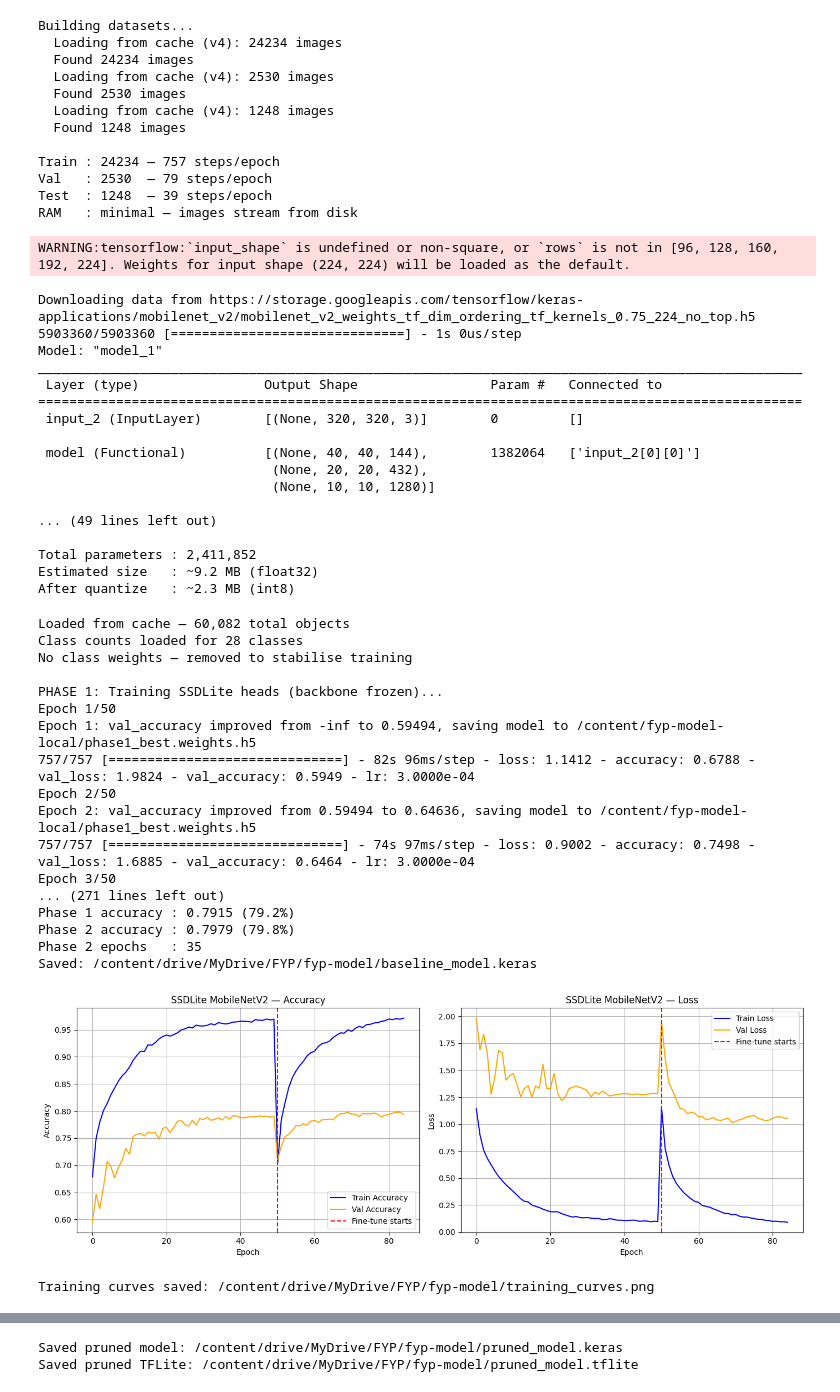
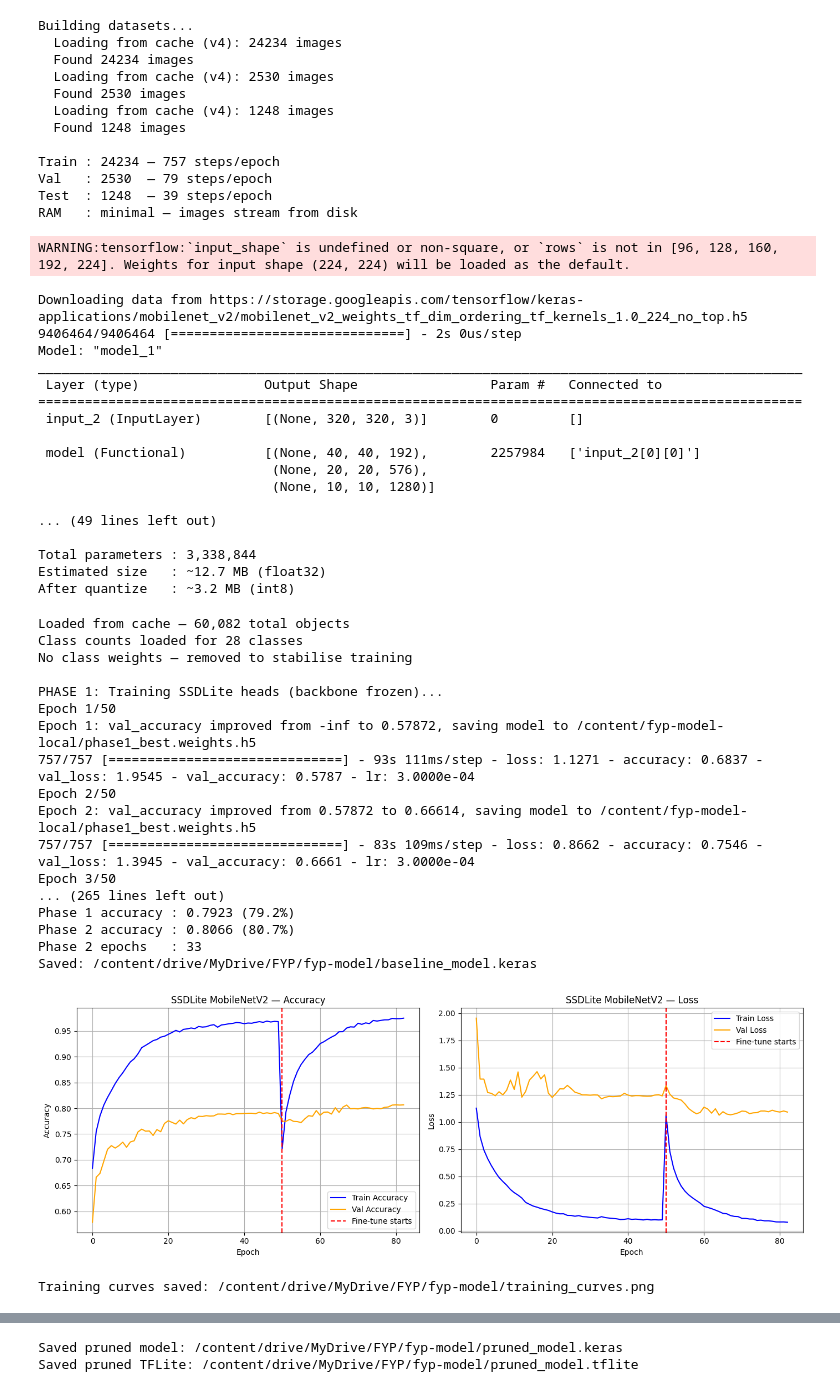
Before and after one commit to amavi-e/A-TinyML-Powered-Wearable-Navigation-Aid-for-the-Visually-Impaired, a Jupyter notebook: visionImpaired_ModelTraining.ipynb, the cells around one changed output, grey strips where cells are left out. Saved outputs shown, nothing was run; the diff lists cells and outputs as text; code cells hidden in the pictures.

Commit message:
Testing with increased alpha value

```diff
--- a/visionImpaired_ModelTraining.ipynb
+++ b/visionImpaired_ModelTraining.ipynb
@@ -303,7 +303,7 @@ def build_ssdlite_mobilenetv2(input_shape=(320, 320, 3), num_classes=28):
         input_shape=input_shape,
         include_top=False,
         weights='imagenet',
-        alpha=0.75
+        alpha=1.0
     )
     backbone.trainable = False
 
@@ -384,23 +384,23 @@ model = build_ssdlite_mobilenetv2(
 )
 # %% [output]
 WARNING:tensorflow:`input_shape` is undefined or non-square, or `rows` is not in [96, 128, 160, 192, 224]. Weights for input shape (224, 224) will be loaded as the default.
-Downloading data from https://storage.googleapis.com/tensorflow/keras-applications/mobilenet_v2/mobilenet_v2_weights_tf_dim_ordering_tf_kernels_0.75_224_no_top.h5
-5903360/5903360 [==============================] - 1s 0us/step
+Downloading data from https://storage.googleapis.com/tensorflow/keras-applications/mobilenet_v2/mobilenet_v2_weights_tf_dim_ordering_tf_kernels_1.0_224_no_top.h5
+9406464/9406464 [==============================] - 2s 0us/step
 Model: "model_1"
 __________________________________________________________________________________________________
  Layer (type)                Output Shape                 Param #   Connected to
 ==================================================================================================
  input_2 (InputLayer)        [(None, 320, 320, 3)]        0         []
 
- model (Functional)          [(None, 40, 40, 144),        1382064   ['input_2[0][0]']
-                              (None, 20, 20, 432),
+ model (Functional)          [(None, 40, 40, 192),        2257984   ['input_2[0][0]']
+                              (None, 20, 20, 576),
                               (None, 10, 10, 1280)]
 
 ... (49 lines left out)
 
-Total parameters : 2,411,852
-Estimated size   : ~9.2 MB (float32)
-After quantize   : ~2.3 MB (int8)
+Total parameters : 3,338,844
+Estimated size   : ~12.7 MB (float32)
+After quantize   : ~3.2 MB (int8)
 # %%
 import json
 from collections import Counter
@@ -532,7 +532,7 @@ callbacks_phase2 = [
 
 history2 = model.fit(
     train_ds,
-    epochs=60,
+    epochs=80,
     steps_per_epoch=train_steps,
     validation_data=val_ds,
     validation_steps=val_steps,
@@ -579,42 +579,42 @@ axes[0].set_title('SSDLite MobileNetV2 — Accuracy')
 axes[0].set_xlabel('Epoch')
 axes[0].set_ylabel('Accuracy')
 axes[0].legend()
 axes[0].grid(True)
 
 axes[1].plot(loss, label='Train Loss', color='blue')
 axes[1].plot(vloss, label='Val Loss', color='orange')
 axes[1].axvline(x=phase1_end, color='red',
                 linestyle='--', label='Fine-tune starts')
 axes[1].set_title('SSDLite MobileNetV2 — Loss')
 axes[1].set_xlabel('Epoch')
 axes[1].set_ylabel('Loss')
 axes[1].legend()
 axes[1].grid(True)
 
 plt.tight_layout()
 curve_path = f'{MODEL_SAVE_PATH}/training_curves.png'
 plt.savefig(curve_path, dpi=150, bbox_inches='tight')
 plt.show()
 print(f"Training curves saved: {curve_path}")
 # %% [output]
 Loaded from cache — 60,082 total objects
 Class counts loaded for 28 classes
 No class weights — removed to stabilise training
 
 PHASE 1: Training SSDLite heads (backbone frozen)...
 Epoch 1/50
-Epoch 1: val_accuracy improved from -inf to 0.59494, saving model to /content/fyp-model-local/phase1_best.weights.h5
-757/757 [==============================] - 82s 96ms/step - loss: 1.1412 - accuracy: 0.6788 - val_loss: 1.9824 - val_accuracy: 0.5949 - lr: 3.0000e-04
+Epoch 1: val_accuracy improved from -inf to 0.57872, saving model to /content/fyp-model-local/phase1_best.weights.h5
+757/757 [==============================] - 93s 111ms/step - loss: 1.1271 - accuracy: 0.6837 - val_loss: 1.9545 - val_accuracy: 0.5787 - lr: 3.0000e-04
 Epoch 2/50
-Epoch 2: val_accuracy improved from 0.59494 to 0.64636, saving model to /content/fyp-model-local/phase1_best.weights.h5
-757/757 [==============================] - 74s 97ms/step - loss: 0.9002 - accuracy: 0.7498 - val_loss: 1.6885 - val_accuracy: 0.6464 - lr: 3.0000e-04
+Epoch 2: val_accuracy improved from 0.57872 to 0.66614, saving model to /content/fyp-model-local/phase1_best.weights.h5
+757/757 [==============================] - 83s 109ms/step - loss: 0.8662 - accuracy: 0.7546 - val_loss: 1.3945 - val_accuracy: 0.6661 - lr: 3.0000e-04
 Epoch 3/50
-... (271 lines left out)
-Phase 1 accuracy : 0.7915 (79.2%)
-Phase 2 accuracy : 0.7979 (79.8%)
-Phase 2 epochs   : 35
+... (265 lines left out)
+Phase 1 accuracy : 0.7923 (79.2%)
+Phase 2 accuracy : 0.8066 (80.7%)
+Phase 2 epochs   : 33
 Saved: /content/drive/MyDrive/FYP/fyp-model/baseline_model.keras
-[figure, old version]
+[figure, new version]
 Training curves saved: /content/drive/MyDrive/FYP/fyp-model/training_curves.png
 # %%
 prune_low_magnitude = tfmot.sparsity.keras.prune_low_magnitude
```
Also changed, not shown: parts of 5 cells of this notebook.
